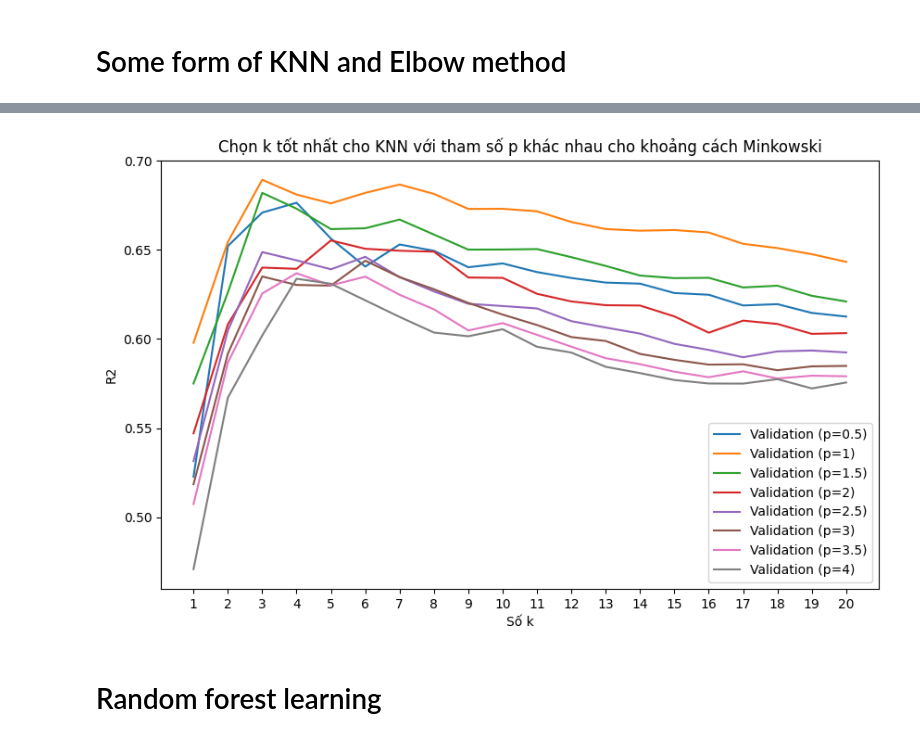
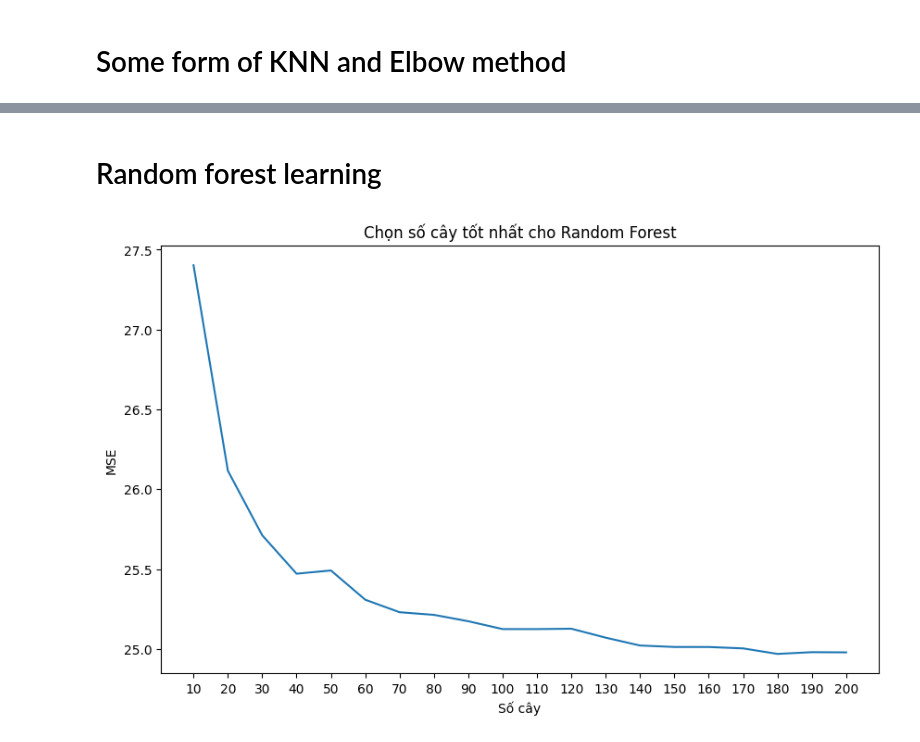
Before and after one commit to hsgsstudent/hanoi_real_estate_prediction, a Jupyter notebook: linear.ipynb, the cells around one changed output, grey strips where cells are left out. Saved outputs shown, nothing was run; the diff lists cells and outputs as text; code cells hidden in the pictures.

Commit message:
fix knn + add forest

```diff
--- a/linear.ipynb
+++ b/linear.ipynb
@@ -663,32 +502,0 @@ Best k for Distance: 8
-# %%
-# Try with different Minkowski parameters
-p_values = [0.5, 1, 1.5, 2, 2.5, 3, 3.5, 4]
-minkowski_train_errors: list[list] = []
-minkowski_validation_errors: list[list] = []
-
-for p in p_values:
-    p_train_errors = []
-    p_validation_errors = []
-    for k in k_values:
-        minkowski_knn_model = KNeighborsRegressor(n_neighbors=k, metric='minkowski', p=p)
-        minkowski_knn_model.fit(X_train, y_train)
-        y_train_pred = minkowski_knn_model.predict(X_train)
-        p_train_errors.append(r2_score(y_train, y_train_pred))
-        y_val_pred = minkowski_knn_model.predict(X_val)
-        p_validation_errors.append(r2_score(y_val, y_val_pred))
-    minkowski_train_errors.append(p_train_errors)
-    minkowski_validation_errors.append(p_validation_errors)
-# %%
-# Plot the Elbow Method for different Minkowski parameters
-plt.figure(figsize=(10, 6))
-for i, p in enumerate(p_values):
-    # plt.plot(k_values, minkowski_train_errors[i], label=f'Train (p={p})')
-    plt.plot(k_values, minkowski_validation_errors[i], label=f'Validation (p={p})')
-plt.xticks(k_values)
-plt.xlabel('Số k')
-plt.ylabel('R2')
-plt.title('Chọn k tốt nhất cho KNN với tham số p khác nhau cho khoảng cách Minkowski')
-plt.legend()
-plt.show()
-# %% [output]
-[figure, removed]
@@ -695,2 +525,29 @@ plt.show()
 # %% [markdown]
 # Random forest learning
+# %%
+from sklearn.ensemble import RandomForestRegressor
+
+# Initialize variables
+trees_list = np.linspace(10, 200, 20, dtype=int)
+random_forest_validation_errors = []
+
+for n_trees in trees_list:
+    result = []
+    for r in range(10):
+        rf_model = RandomForestRegressor(n_estimators=n_trees, random_state=r)
+        rf_model.fit(X_train, y_train)
+        y_train_pred = rf_model.predict(X_train)
+        y_val_pred = rf_model.predict(X_val)
+        result.append(mean_squared_error(y_val, y_val_pred))
+    random_forest_validation_errors.append(np.average(result))
+
+plt.figure(figsize=(10, 6))
+plt.plot(trees_list, random_forest_validation_errors, label='Validation')
+plt.xticks(trees_list)
+plt.xlabel('Số cây')
+plt.ylabel('MSE')
+plt.title('Chọn số cây tốt nhất cho Random Forest')
+# plt.legend()
+plt.show()
+# %% [output]
+[figure, added]
```
Also changed, not shown: parts of 6 cells of this notebook, 4 other files.
